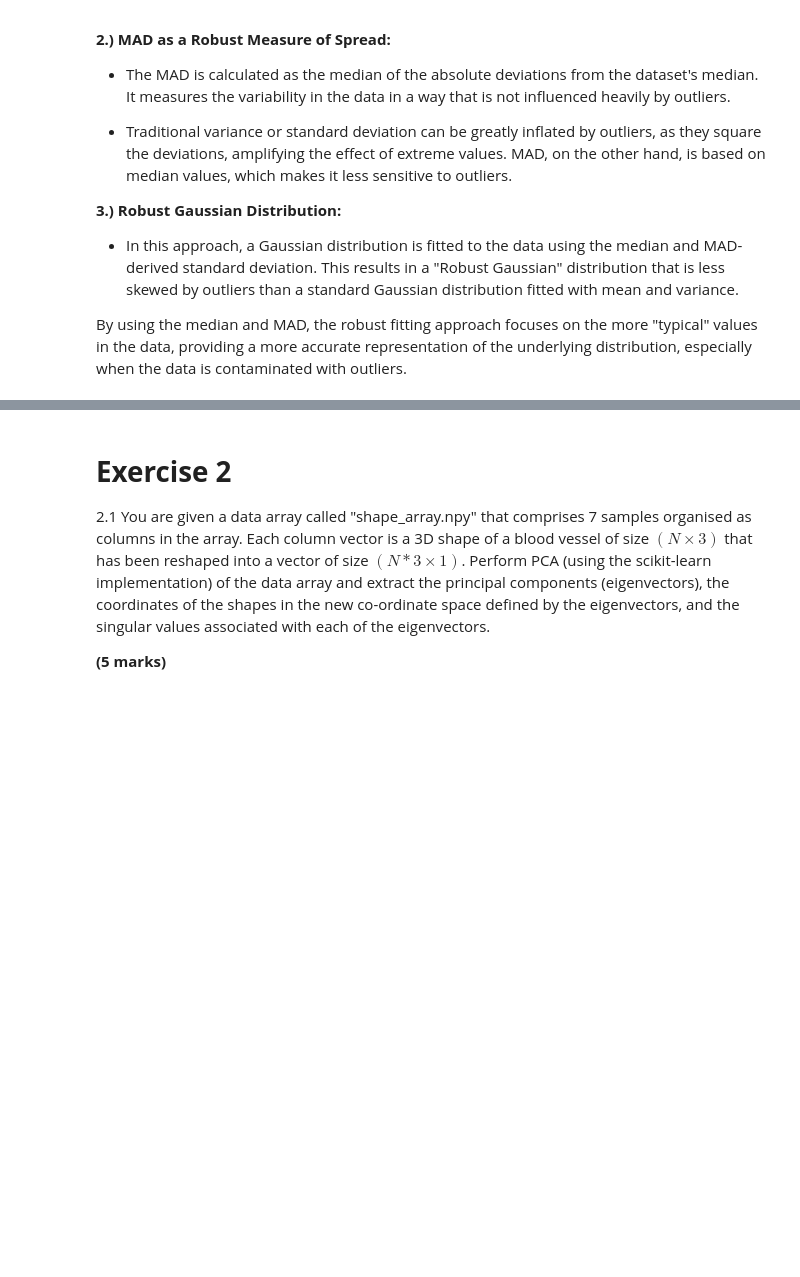
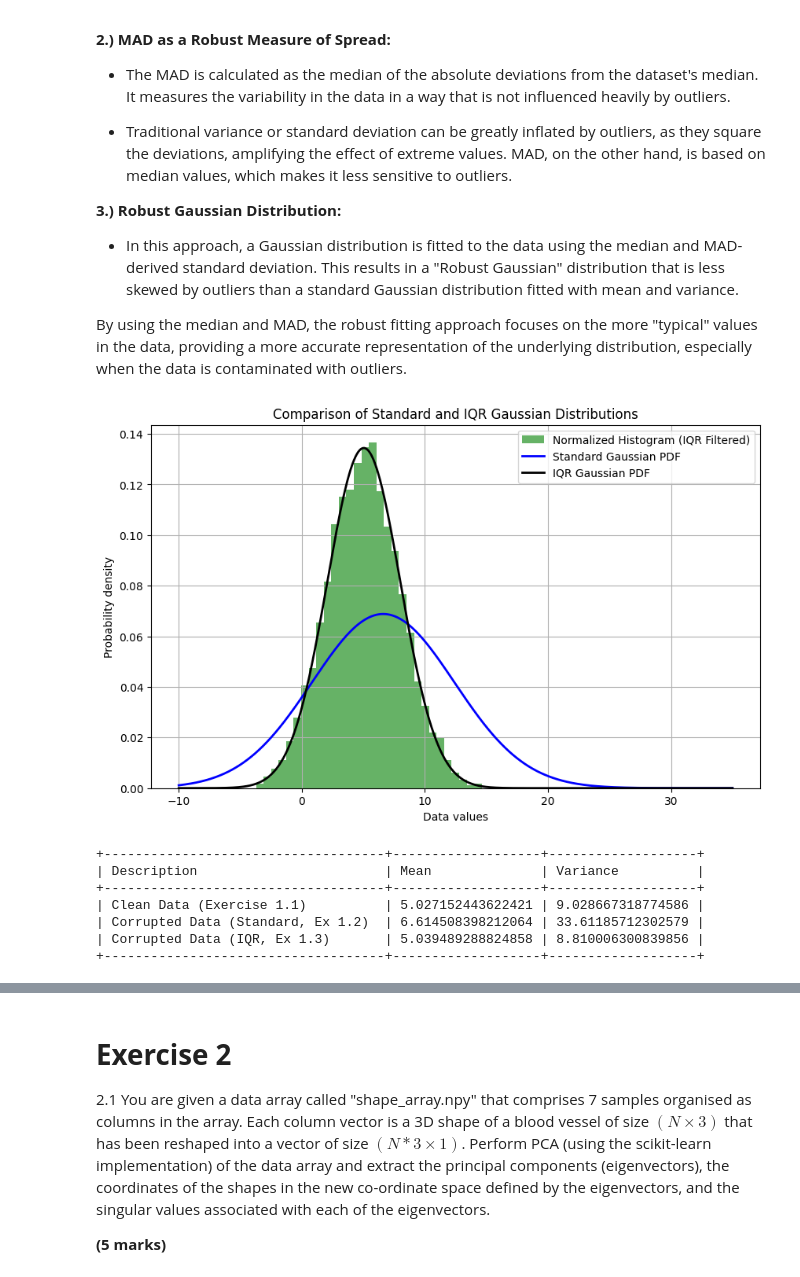
Before and after one commit to htootayzaaung/COMP3611-Machine-Learning, a Jupyter notebook: Coursework 1/COMP3611_Assessment.ipynb, the cells around one changed output, grey strips where cells are left out. Drawn from its saved outputs; the diff is of its cells as text; code cells hidden in the pictures; blank space fills up the shorter version.

```diff
--- a/Coursework 1/COMP3611_Assessment.ipynb
+++ b/Coursework 1/COMP3611_Assessment.ipynb
@@ -218,3 +218,68 @@ To achieve robustness in fitting a distribution to the corrupted data, the appro
 - In this approach, a Gaussian distribution is fitted to the data using the median and MAD-derived standard deviation. This results in a "Robust Gaussian" distribution that is less skewed by outliers than a standard Gaussian distribution fitted with mean and variance.
 
 By using the median and MAD, the robust fitting approach focuses on the more "typical" values in the data, providing a more accurate representation of the underlying distribution, especially when the data is contaminated with outliers.
+# %%
+import numpy as np
+import matplotlib.pyplot as plt
+from scipy.stats import norm
+
+# Load the corrupted data
+corrupted_data_path = 'corrupted_data.npy'  # Replace with your file path
+corrupted_data = np.load(corrupted_data_path)
+
+# Standard Gaussian fit using mean and variance for corrupted data (Exercise 1.2)
+corrupted_mean = np.mean(corrupted_data)
+corrupted_variance = np.var(corrupted_data)
+x_corrupted = np.linspace(-10, 35, 1000)  # Adjusted range for plotting the PDF
+standard_gaussian_pdf = norm.pdf(x_corrupted, corrupted_mean, np.sqrt(corrupted_variance))
+
+# IQR-based approach to filter out outliers
+Q1 = np.percentile(corrupted_data, 25)
+Q3 = np.percentile(corrupted_data, 75)
+IQR = Q3 - Q1
+lower_bound = Q1 - 1.5 * IQR
+upper_bound = Q3 + 1.5 * IQR
+filtered_data_iqr = corrupted_data[(corrupted_data >= lower_bound) & (corrupted_data <= upper_bound)]
+
+# Fit a Gaussian distribution to the IQR-filtered data
+iqr_mean = np.mean(filtered_data_iqr)
+iqr_variance = np.var(filtered_data_iqr)
+iqr_gaussian_pdf = norm.pdf(x_corrupted, iqr_mean, np.sqrt(iqr_variance))
+
+# Plotting
+plt.figure(figsize=(10, 6))
+plt.hist(filtered_data_iqr, bins=30, density=True, alpha=0.6, color='g', label='Normalized Histogram (IQR Filtered)')
+plt.plot(x_corrupted, standard_gaussian_pdf, 'b', linewidth=2, label='Standard Gaussian PDF')
+plt.plot(x_corrupted, iqr_gaussian_pdf, 'k', linewidth=2, label='IQR Gaussian PDF')
+plt.grid(True)
+plt.title('Comparison of Standard and IQR Gaussian Distributions')
+plt.xlabel('Data values')
+plt.ylabel('Probability density')
+plt.legend()
+plt.show()
+
+# Mean and variance from Exercise 1.1 (clean data)
+clean_mean = 5.027152443622421
+clean_variance = 9.028667318774586
+
+# Creating a table for comparison
+table_iqr = f'''
++------------------------------------+-------------------+-------------------+
+| Description                        | Mean              | Variance          |
++------------------------------------+-------------------+-------------------+
+| Clean Data (Exercise 1.1)          | {clean_mean:<17} | {clean_variance:<16} |
+| Corrupted Data (Standard, Ex 1.2)  | {corrupted_mean:<17} | {corrupted_variance:<16} |
+| Corrupted Data (IQR, Ex 1.3)       | {iqr_mean:<17} | {iqr_variance:<16} |
++------------------------------------+-------------------+-------------------+
+'''
+
+print(table_iqr)
+# %% [output]
+[figure, added]
++------------------------------------+-------------------+-------------------+
+| Description                        | Mean              | Variance          |
++------------------------------------+-------------------+-------------------+
+| Clean Data (Exercise 1.1)          | 5.027152443622421 | 9.028667318774586 |
+| Corrupted Data (Standard, Ex 1.2)  | 6.614508398212064 | 33.61185712302579 |
+| Corrupted Data (IQR, Ex 1.3)       | 5.039489288824858 | 8.810006300839856 |
++------------------------------------+-------------------+-------------------+
```
Also changed, not shown: parts of 3 cells of this notebook.
